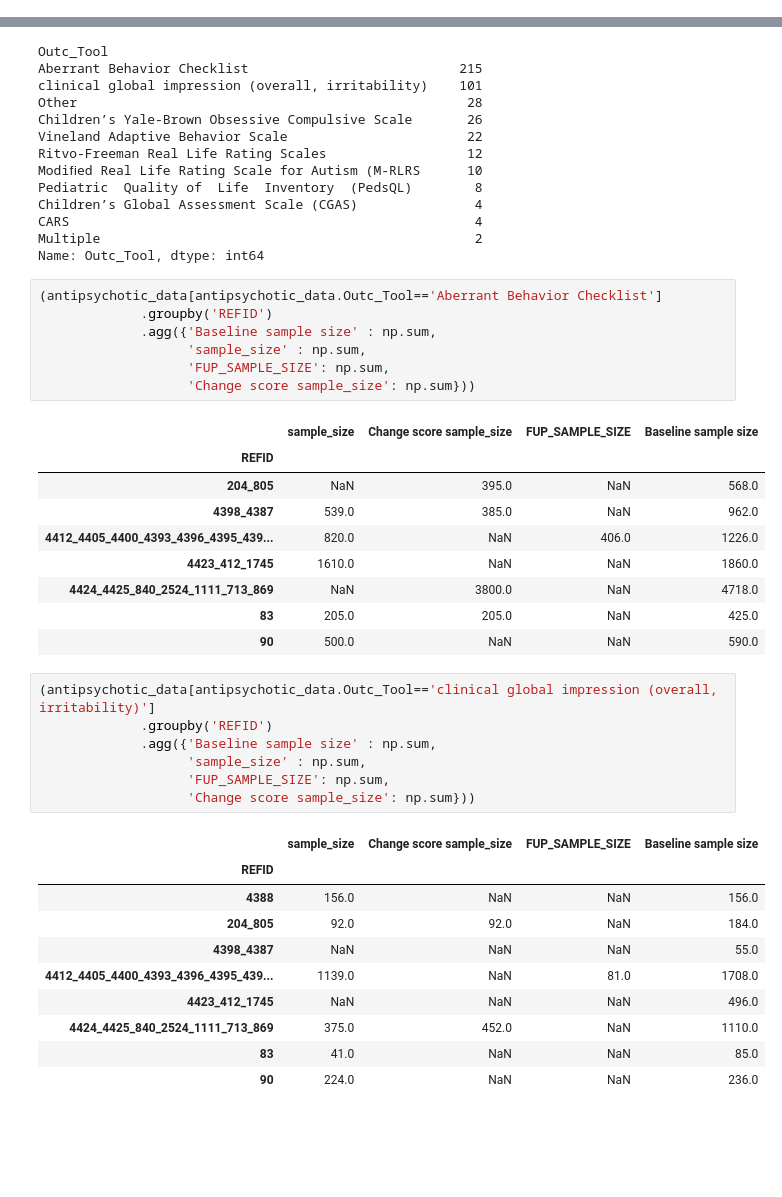
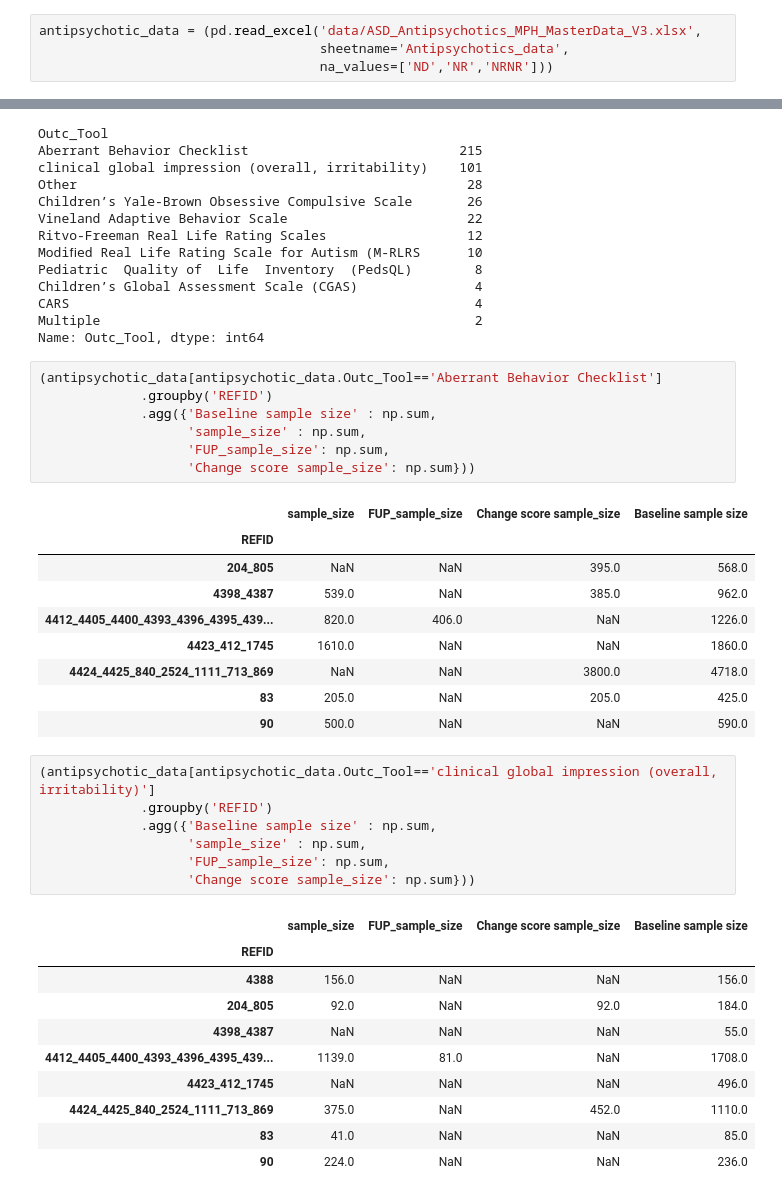
Before and after one commit to fonnesbeck/ASD_CER_Update, a Jupyter notebook: ASD CER Meta-analysis.ipynb, the cells around one changed output, grey strips where cells are left out. Drawn from its saved outputs; the diff is of its cells as text; blank space fills up the shorter version.

Commit message:
Updated data summaries

```diff
--- a/ASD CER Meta-analysis.ipynb
+++ b/ASD CER Meta-analysis.ipynb
@@ -12,3 +8,7 @@ antipsychotic_data = (pd.read_excel('data/ASD_Antipsychotics_MPH_MasterData_1.xl
+# %%
+antipsychotic_data = (pd.read_excel('data/ASD_Antipsychotics_MPH_MasterData_V3.xlsx',
+                                    sheetname='Antipsychotics_data',
+                                    na_values=['ND','NR','NRNR']))
 # %%
 antipsychotic_data.head()
 # %% [output]
@@ -58,35 +58,35 @@ Name: Outc_Tool, dtype: int64
 # %%
 (antipsychotic_data[antipsychotic_data.Outc_Tool=='Aberrant Behavior Checklist']
              .groupby('REFID')
              .agg({'Baseline sample size' : np.sum,
                    'sample_size' : np.sum,
-                   'FUP_SAMPLE_SIZE': np.sum,
+                   'FUP_sample_size': np.sum,
                    'Change score sample_size': np.sum}))
 # %% [output]
-|  | sample_size | Change score sample_size | FUP_SAMPLE_SIZE | Baseline sample size |
+|  | sample_size | FUP_sample_size | Change score sample_size | Baseline sample size |
 | REFID |  |  |  |  |
-| 204_805 | NaN | 395.0 | NaN | 568.0 |
-| 4398_4387 | 539.0 | 385.0 | NaN | 962.0 |
-| 4412_4405_4400_4393_4396_4395_439... | 820.0 | NaN | 406.0 | 1226.0 |
+| 204_805 | NaN | NaN | 395.0 | 568.0 |
+| 4398_4387 | 539.0 | NaN | 385.0 | 962.0 |
+| 4412_4405_4400_4393_4396_4395_439... | 820.0 | 406.0 | NaN | 1226.0 |
 | 4423_412_1745 | 1610.0 | NaN | NaN | 1860.0 |
-| 4424_4425_840_2524_1111_713_869 | NaN | 3800.0 | NaN | 4718.0 |
-| 83 | 205.0 | 205.0 | NaN | 425.0 |
+| 4424_4425_840_2524_1111_713_869 | NaN | NaN | 3800.0 | 4718.0 |
+| 83 | 205.0 | NaN | 205.0 | 425.0 |
 | 90 | 500.0 | NaN | NaN | 590.0 |
 # %%
 (antipsychotic_data[antipsychotic_data.Outc_Tool=='clinical global impression (overall, irritability)']
              .groupby('REFID')
              .agg({'Baseline sample size' : np.sum,
                    'sample_size' : np.sum,
-                   'FUP_SAMPLE_SIZE': np.sum,
+                   'FUP_sample_size': np.sum,
                    'Change score sample_size': np.sum}))
 # %% [output]
-|  | sample_size | Change score sample_size | FUP_SAMPLE_SIZE | Baseline sample size |
+|  | sample_size | FUP_sample_size | Change score sample_size | Baseline sample size |
 | REFID |  |  |  |  |
 | 4388 | 156.0 | NaN | NaN | 156.0 |
-| 204_805 | 92.0 | 92.0 | NaN | 184.0 |
+| 204_805 | 92.0 | NaN | 92.0 | 184.0 |
 | 4398_4387 | NaN | NaN | NaN | 55.0 |
-| 4412_4405_4400_4393_4396_4395_439... | 1139.0 | NaN | 81.0 | 1708.0 |
+| 4412_4405_4400_4393_4396_4395_439... | 1139.0 | 81.0 | NaN | 1708.0 |
 | 4423_412_1745 | NaN | NaN | NaN | 496.0 |
-| 4424_4425_840_2524_1111_713_869 | 375.0 | 452.0 | NaN | 1110.0 |
+| 4424_4425_840_2524_1111_713_869 | 375.0 | NaN | 452.0 | 1110.0 |
 | 83 | 41.0 | NaN | NaN | 85.0 |
 | 90 | 224.0 | NaN | NaN | 236.0 |
```
Also changed, not shown: parts of 12 cells of this notebook.
